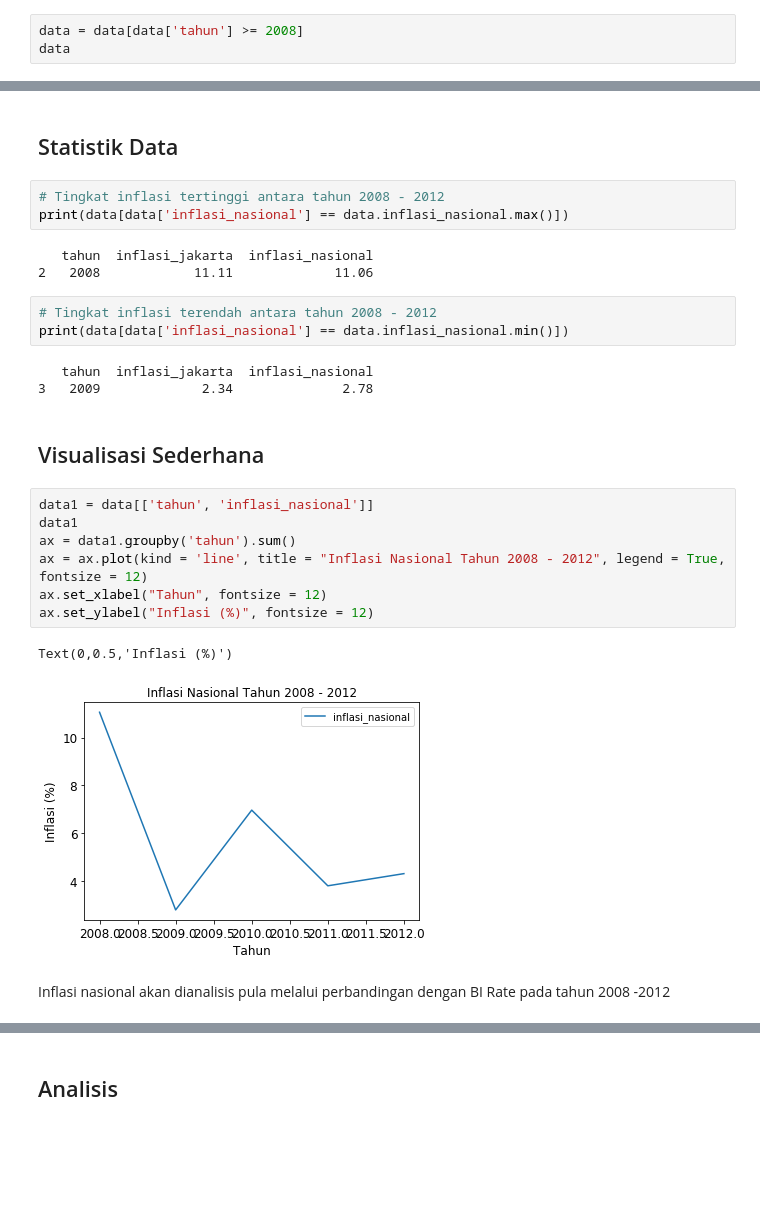
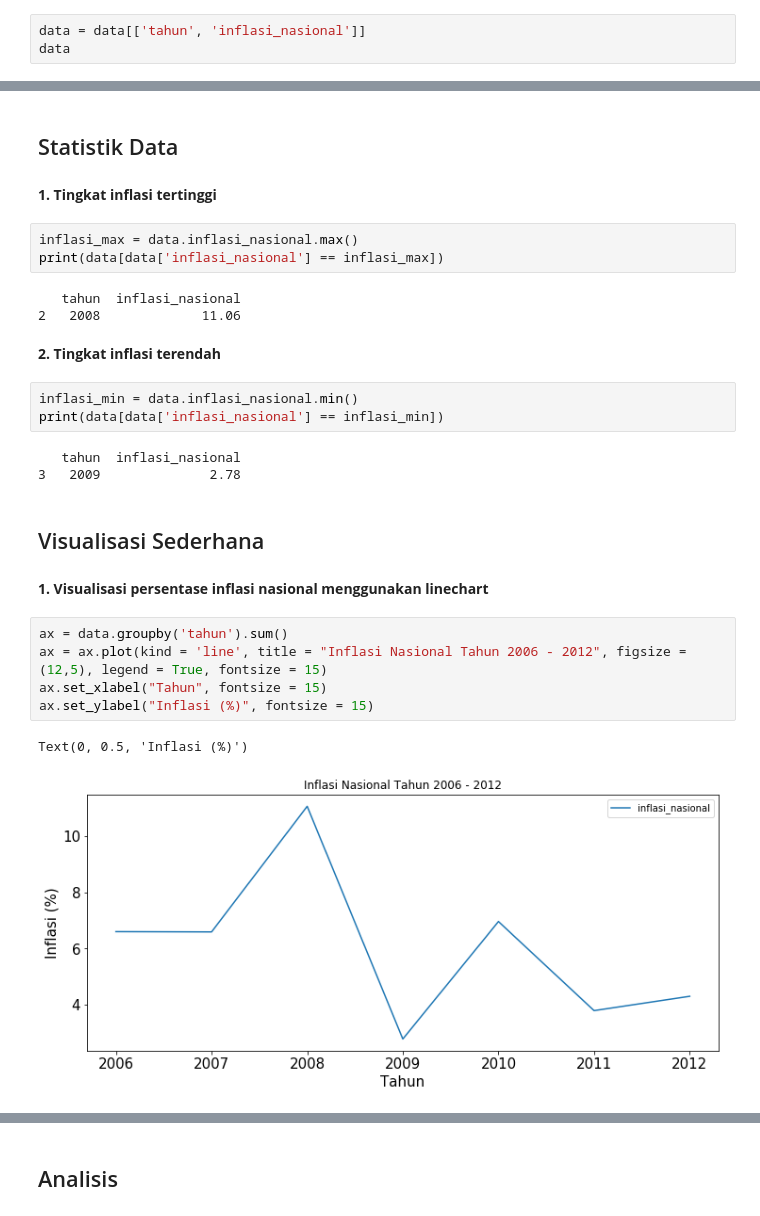
Before and after one commit to gabriellavg/digital-talent, a Jupyter notebook: Tugas Analisis Tingkat Inflasi.ipynb, the cells around one changed output, grey strips where cells are left out. Cells and saved outputs as stored; diff of their text form; blank space fills up the shorter version.

```diff
--- a/Tugas Analisis Tingkat Inflasi.ipynb
+++ b/Tugas Analisis Tingkat Inflasi.ipynb
@@ -28,4 +50,4 @@ Data yang akan dianalisis adalah data inflasi nasional untuk rentang 2008 - 2012
 # %%
-data = data[data['tahun'] >= 2008]
+data = data[['tahun', 'inflasi_nasional']]
 data
 # %% [output]
@@ -38,28 +62,30 @@ data
 # %% [markdown]
 ## Statistik Data
-# %%
-# Tingkat inflasi tertinggi antara tahun 2008 - 2012
-print(data[data['inflasi_nasional'] == data.inflasi_nasional.max()])
-# %% [output]
-   tahun  inflasi_jakarta  inflasi_nasional
-2   2008            11.11             11.06
-# %%
-# Tingkat inflasi terendah antara tahun 2008 - 2012
-print(data[data['inflasi_nasional'] == data.inflasi_nasional.min()])
-# %% [output]
-   tahun  inflasi_jakarta  inflasi_nasional
-3   2009             2.34              2.78
+# %% [markdown]
+__1. Tingkat inflasi tertinggi__
+# %%
+inflasi_max = data.inflasi_nasional.max()
+print(data[data['inflasi_nasional'] == inflasi_max])
+# %% [output]
+   tahun  inflasi_nasional
+2   2008             11.06
+# %% [markdown]
+__2. Tingkat inflasi terendah__
+# %%
+inflasi_min = data.inflasi_nasional.min()
+print(data[data['inflasi_nasional'] == inflasi_min])
+# %% [output]
+   tahun  inflasi_nasional
+3   2009              2.78
 # %% [markdown]
 ## Visualisasi Sederhana
+# %% [markdown]
+__1. Visualisasi persentase inflasi nasional menggunakan linechart__
 # %%
-data1 = data[['tahun', 'inflasi_nasional']]
-data1
-ax = data1.groupby('tahun').sum()
-ax = ax.plot(kind = 'line', title = "Inflasi Nasional Tahun 2008 - 2012", legend = True, fontsize = 12)
-ax.set_xlabel("Tahun", fontsize = 12)
-ax.set_ylabel("Inflasi (%)", fontsize = 12)
+ax = data.groupby('tahun').sum()
+ax = ax.plot(kind = 'line', title = "Inflasi Nasional Tahun 2006 - 2012", figsize = (12,5), legend = True, fontsize = 15)
+ax.set_xlabel("Tahun", fontsize = 15)
+ax.set_ylabel("Inflasi (%)", fontsize = 15)
 # %% [output]
-Text(0,0.5,'Inflasi (%)')
+Text(0, 0.5, 'Inflasi (%)')
-[figure, old version]
+[figure, new version]
-# %% [markdown]
-Inflasi nasional akan dianalisis pula melalui perbandingan dengan BI Rate pada tahun 2008 -2012
```
Also changed, not shown: parts of 11 cells of this notebook, 1 other file.
